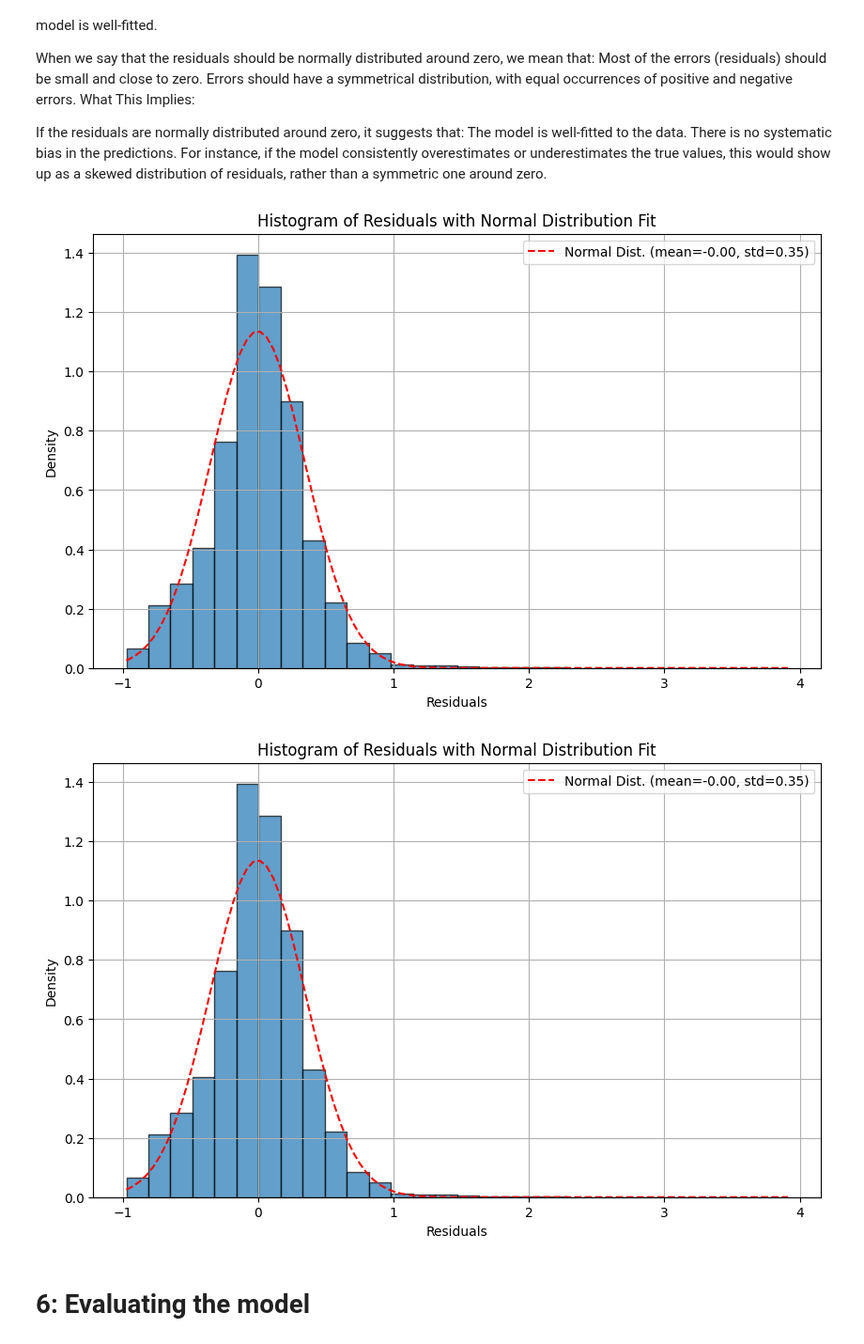
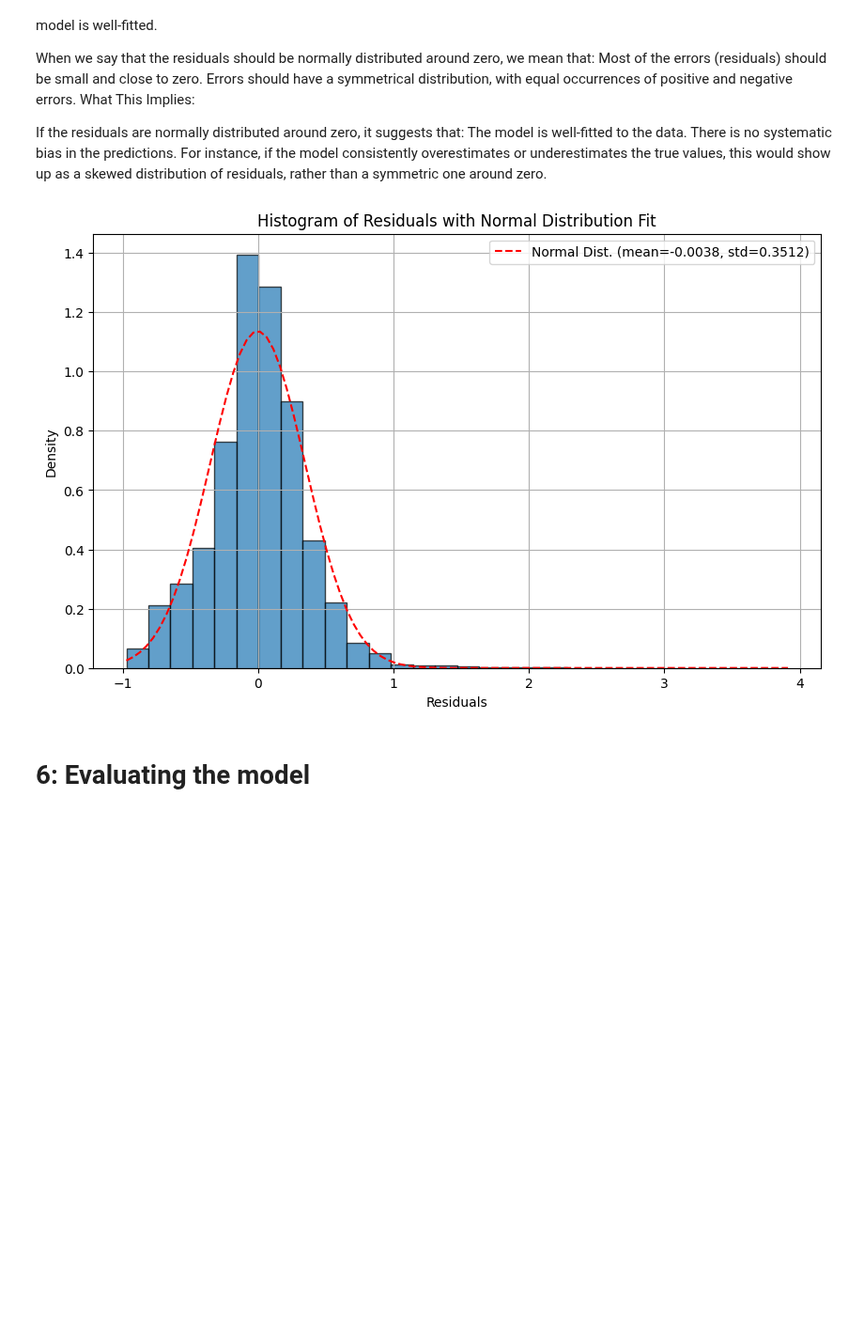
Before and after one commit to markmilner21/Assessment-1-Supervised-Prediction, a Jupyter notebook: Report/04-Baseline_model.ipynb, the cells around one changed output. Shown at 94% size. Drawn from its saved outputs; the diff is of its cells as text; code cells hidden in the pictures; blank space fills up the shorter version.

```diff
--- a/Report/04-Baseline_model.ipynb
+++ b/Report/04-Baseline_model.ipynb
@@ -210,60 +210,33 @@ If the residuals are normally distributed around zero, it suggests that:
 The model is well-fitted to the data.
 There is no systematic bias in the predictions. For instance, if the model consistently overestimates or underestimates the true values, this would show up as a skewed distribution of residuals, rather than a symmetric one around zero.
 # %%
-
 
 # Assuming you have already calculated residuals
 
 # Calculate the mean and standard deviation of residuals
 mean_residuals = np.mean(residuals)
 std_residuals = np.std(residuals)
 
 # Generate values for the normal distribution curve
 x = np.linspace(min(residuals), max(residuals), 100)  # 100 values between the min and max of residuals
 normal_dist = stats.norm.pdf(x, mean_residuals, std_residuals)  # Probability density function of the normal distribution
 
 # Create a histogram of residuals
 plt.figure(figsize=(10, 6))
 plt.hist(residuals, bins=30, density=True, edgecolor='black', alpha=0.7)  # Use density=True to normalize the histogram
 plt.title('Histogram of Residuals with Normal Distribution Fit')
 plt.xlabel('Residuals')
 plt.ylabel('Density')  # Changing to density instead of frequency
 
 # Plot the normal distribution curve
-plt.plot(x, normal_dist, 'r--', label=f'Normal Dist. (mean={mean_residuals:.2f}, std={std_residuals:.2f})')
+plt.plot(x, normal_dist, 'r--', label=f'Normal Dist. (mean={mean_residuals:.4f}, std={std_residuals:.4f})')
 
 # Add grid and legend
 plt.grid(True)
 plt.legend()
 plt.show()
-
-# Assuming you have already calculated residuals
-
-# Calculate the mean and standard deviation of residuals
-mean_residuals = np.mean(residuals)
-std_residuals = np.std(residuals)
-
-# Generate values for the normal distribution curve
-x = np.linspace(min(residuals), max(residuals), 100)  # 100 values between the min and max of residuals
-normal_dist = stats.norm.pdf(x, mean_residuals, std_residuals)  # Probability density function of the normal distribution
-
-# Create a histogram of residuals
-plt.figure(figsize=(10, 6))
-plt.hist(residuals, bins=30, density=True, edgecolor='black', alpha=0.7)  # Use density=True to normalize the histogram
-plt.title('Histogram of Residuals with Normal Distribution Fit')
-plt.xlabel('Residuals')
-plt.ylabel('Density')  # Changing to density instead of frequency
-
-# Plot the normal distribution curve
-plt.plot(x, normal_dist, 'r--', label=f'Normal Dist. (mean={mean_residuals:.2f}, std={std_residuals:.2f})')
-
-# Add grid and legend
-plt.grid(True)
-plt.legend()
-plt.show()
 # %% [output]
-[figure, old version]
+[figure, new version]
-[figure, removed]
 # %% [markdown]
 # 6: Evaluating the model
 # %% [markdown]
```
